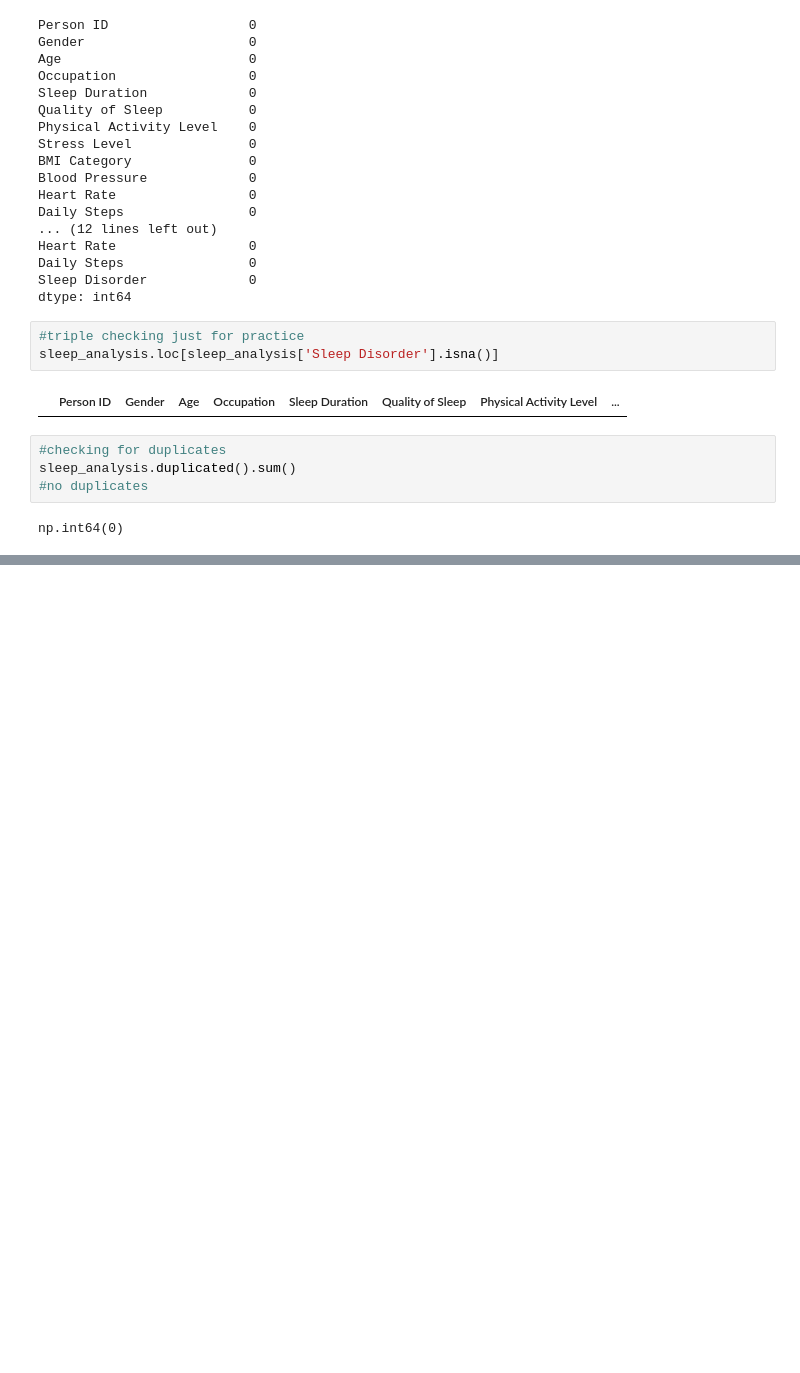
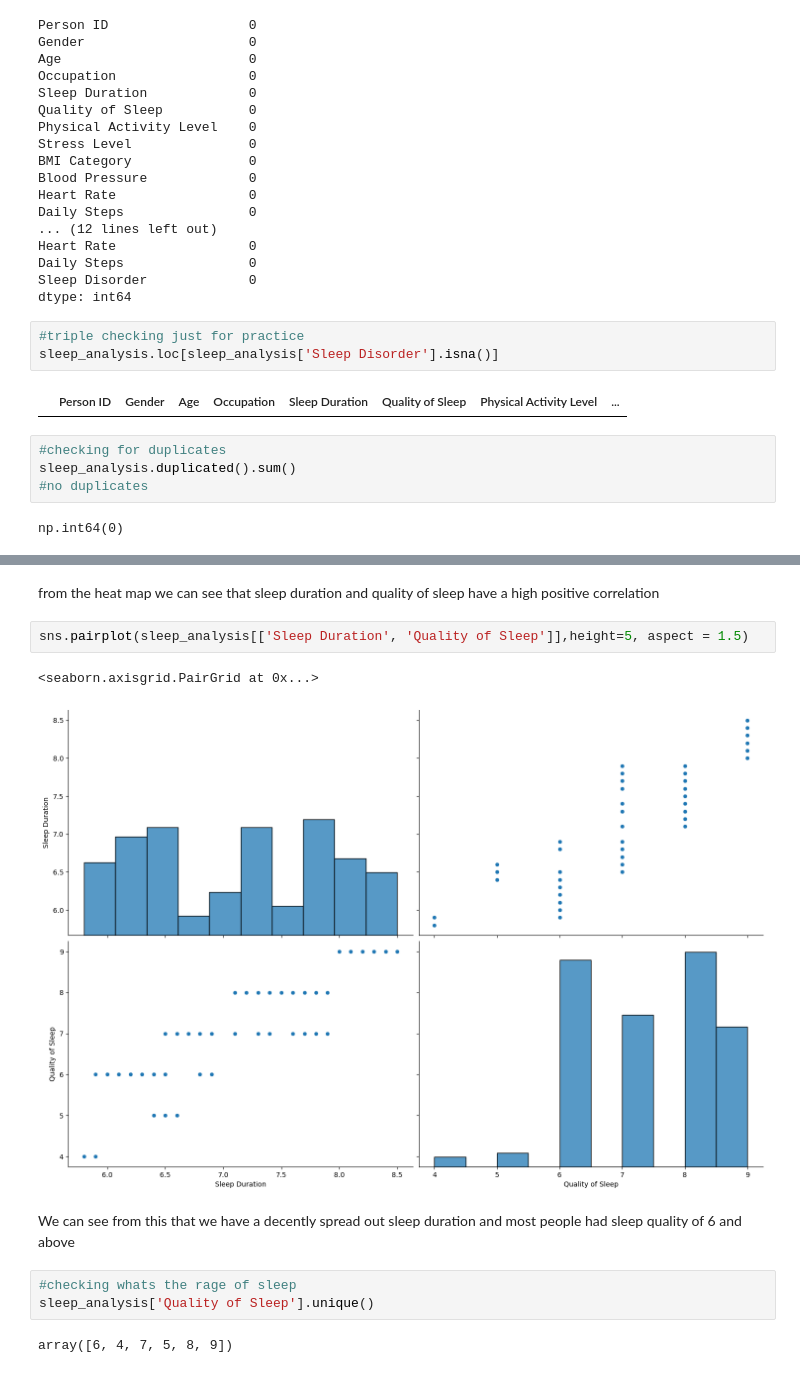
Before and after one commit to M0pare02/Capstone_MiguelP, a Jupyter notebook: notebooks/Sleep_analysis.ipynb, the cells around one changed output, grey strips where cells are left out. Drawn from its saved outputs; the diff is of its cells as text; blank space fills up the shorter version.

```diff
--- a/notebooks/Sleep_analysis.ipynb
+++ b/notebooks/Sleep_analysis.ipynb
@@ -152,0 +197,15 @@ np.int64(0)
+# %% [markdown]
+from the heat map we can see that sleep duration and quality of sleep have a high positive correlation
+# %%
+sns.pairplot(sleep_analysis[['Sleep Duration', 'Quality of Sleep']],height=5, aspect = 1.5)
+# %% [output]
+<seaborn.axisgrid.PairGrid at 0x...>
+[figure, added]
+# %% [markdown]
+We can see from this that we have a decently spread out sleep duration
+and most people had sleep quality of 6 and above
+# %%
+#checking whats the rage of sleep
+sleep_analysis['Quality of Sleep'].unique()
+# %% [output]
+array([6, 4, 7, 5, 8, 9])
```
Also changed, not shown: parts of 8 cells of this notebook.
